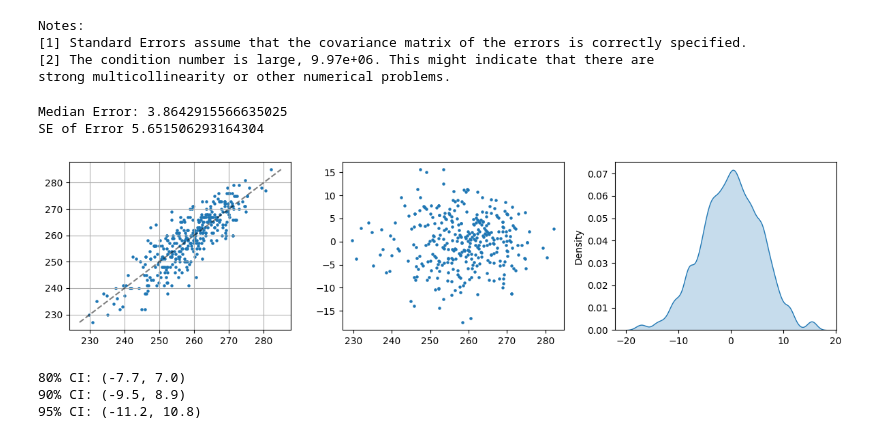
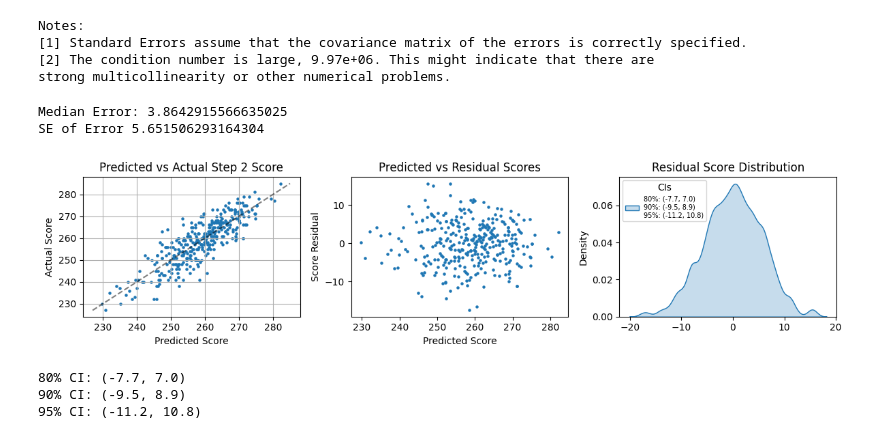
Before and after one commit to cole-khamnei/Step2_Score_Predictor, a Jupyter notebook: examples.ipynb, the cells around one changed output. Drawn from its saved outputs; the diff is of its cells as text; code cells hidden in the pictures.

Commit message:
plots

```diff
--- a/examples.ipynb
+++ b/examples.ipynb
@@ -190,20 +191,36 @@ def bounds(v):
 # %%
 residuals = y.values.reshape(-1) - y_p
 print("Median Error:", np.median(np.abs(residuals)))
 print("SE of Error", np.std(residuals))
 
+
+leg = "80%: ({:0.1f}, {:0.1f})\n".format(np.percentile(residuals, 10), np.percentile(residuals, 90))
+leg += "90%: ({:0.1f}, {:0.1f})\n".format(np.percentile(residuals, 5), np.percentile(residuals, 95))
+leg += "95%: ({:0.1f}, {:0.1f})".format(np.percentile(residuals, 2.5), np.percentile(residuals, 97.5))
+
 fig, axes = plt.subplots(figsize=(12, 3), ncols=3)
 axes[1].scatter(y_p, residuals, s=5)
-sns.kdeplot(residuals, ax=axes[2], fill=True, bw_adjust=0.5)
+axes[1].set_title("Predicted vs Residual Scores")
+axes[1].set_ylabel("Score Residual"), axes[1].set_xlabel("Predicted Score")
+sns.kdeplot(residuals, ax=axes[2], fill=True, bw_adjust=0.5, label=leg)
+axes[2].legend(loc="upper left", title="CIs", fontsize=7)
+axes[2].set_title("Residual Score Distribution")
+
 
 axes[0].scatter(y_p, y, s=5)
 axes[0].plot(bounds(y.values), bounds(y.values), color="k", alpha=0.5, linestyle="--")
-axes[0].grid() #axis='x', color='0.95')
+axes[0].grid()
+axes[0].set_ylabel("Actual Score"), axes[0].set_xlabel("Predicted Score")
+axes[0].set_title("Predicted vs Actual Step 2 Score")
 fig.tight_layout()
+
+
+# fig.suptitle("sd", fontsize=16)
+fig.savefig(os.path.join(constants.PLOT_PATH, "corr_heatmap.png"))
 # %% [output]
 Median Error: 3.8642915566635025
 SE of Error 5.651506293164304
-[figure, old version]
+[figure, new version]
 # %%
 print("80% CI: ({:0.1f}, {:0.1f})".format(np.percentile(residuals, 10), np.percentile(residuals, 90)))
 print("90% CI: ({:0.1f}, {:0.1f})".format(np.percentile(residuals, 5), np.percentile(residuals, 95)))
```
Also changed, not shown: parts of 2 cells of this notebook, 1 other file.
